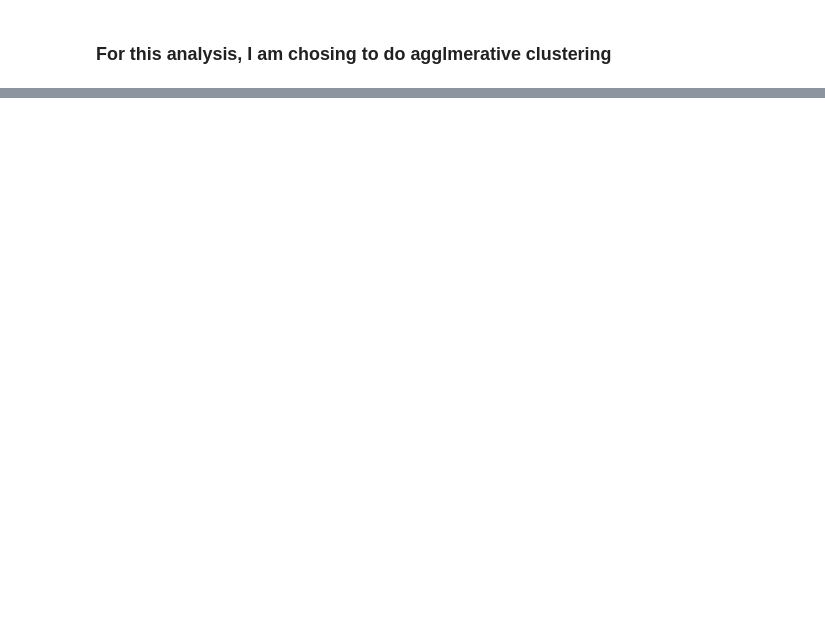
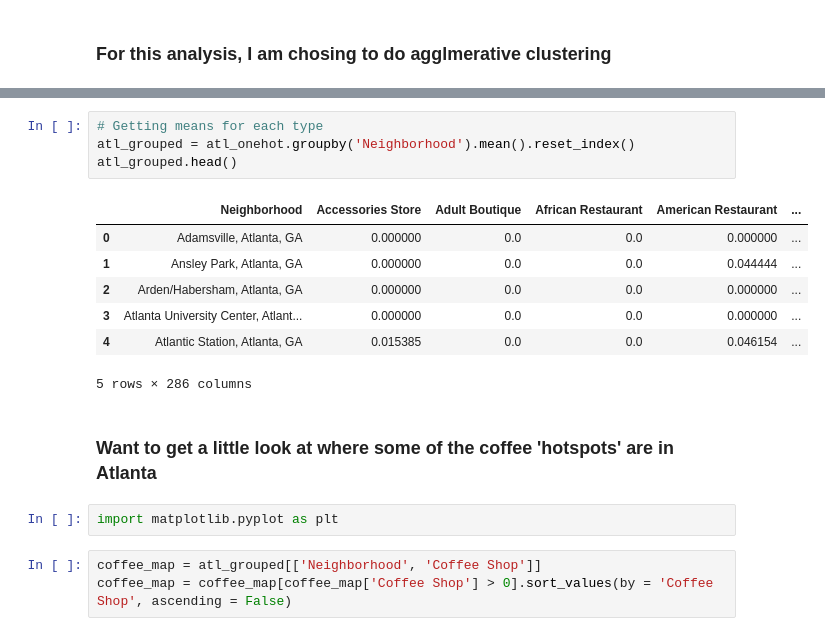
Before and after one commit to MattWittbrodt/capstone_project, a Jupyter notebook: Capstone_Week1_Business Problem.ipynb, the cells around one changed output, grey strips where cells are left out. Drawn from its saved outputs; the diff is of its cells as text; blank space fills up the shorter version.

```diff
--- a/Capstone_Week1_Business Problem.ipynb
+++ b/Capstone_Week1_Business Problem.ipynb
@@ -256,0 +271,19 @@ new_map_atl
+# %%
+# Getting means for each type
+atl_grouped = atl_onehot.groupby('Neighborhood').mean().reset_index()
+atl_grouped.head()
+# %% [output]
+|  | Neighborhood | Accessories Store | Adult Boutique | African Restaurant | American Restaurant | ... |
+| 0 | Adamsville, Atlanta, GA | 0.000000 | 0.0 | 0.0 | 0.000000 | ... |
+| 1 | Ansley Park, Atlanta, GA | 0.000000 | 0.0 | 0.0 | 0.044444 | ... |
+| 2 | Arden/Habersham, Atlanta, GA | 0.000000 | 0.0 | 0.0 | 0.000000 | ... |
+| 3 | Atlanta University Center, Atlant... | 0.000000 | 0.0 | 0.0 | 0.000000 | ... |
+| 4 | Atlantic Station, Atlanta, GA | 0.015385 | 0.0 | 0.0 | 0.046154 | ... |
+5 rows × 286 columns
+# %% [markdown]
+### Want to get a little look at where some of the coffee 'hotspots' are in Atlanta
+# %%
+import matplotlib.pyplot as plt
+# %%
+coffee_map = atl_grouped[['Neighborhood', 'Coffee Shop']]
+coffee_map = coffee_map[coffee_map['Coffee Shop'] > 0].sort_values(by = 'Coffee Shop', ascending = False)
```
Also changed, not shown: parts of 49 cells of this notebook.
